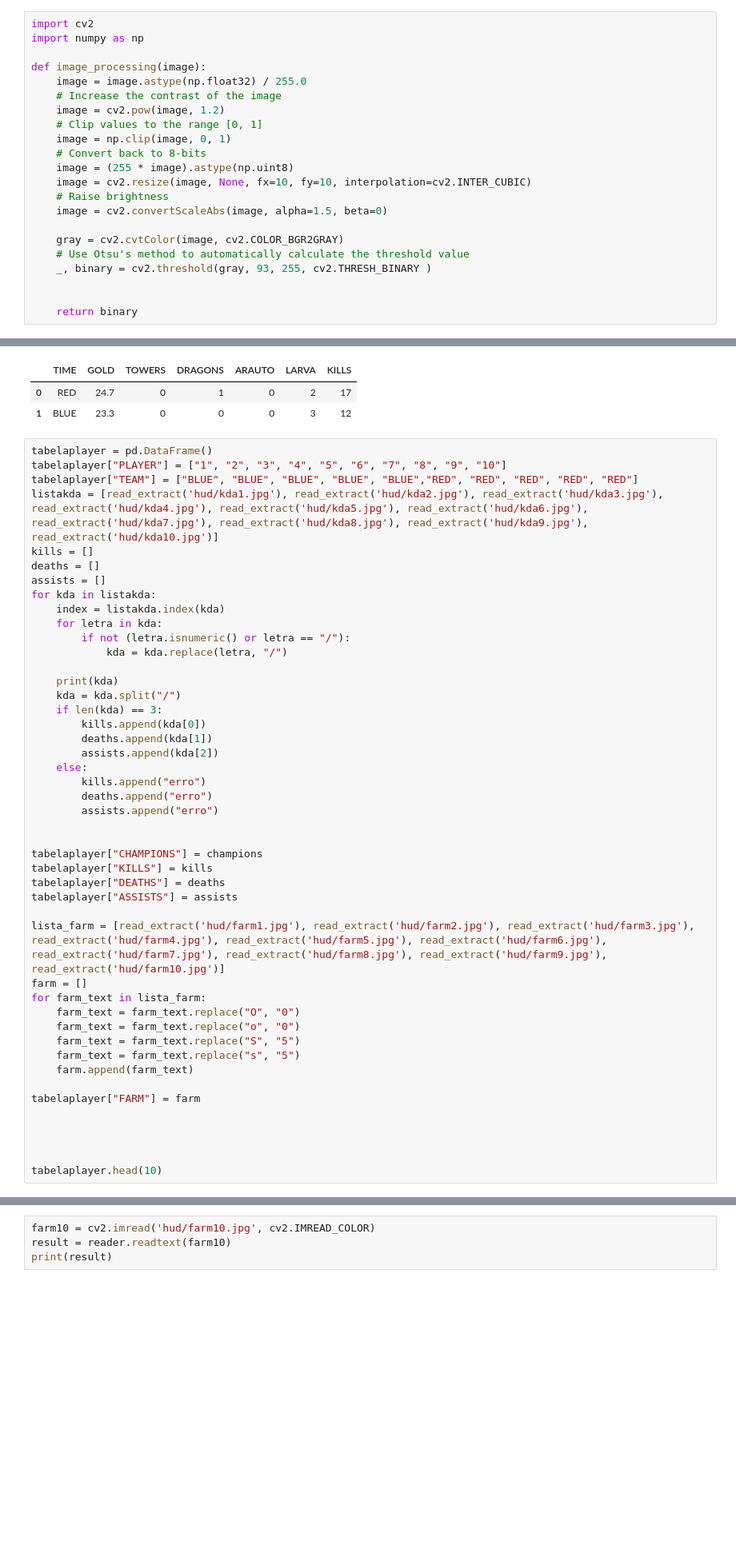
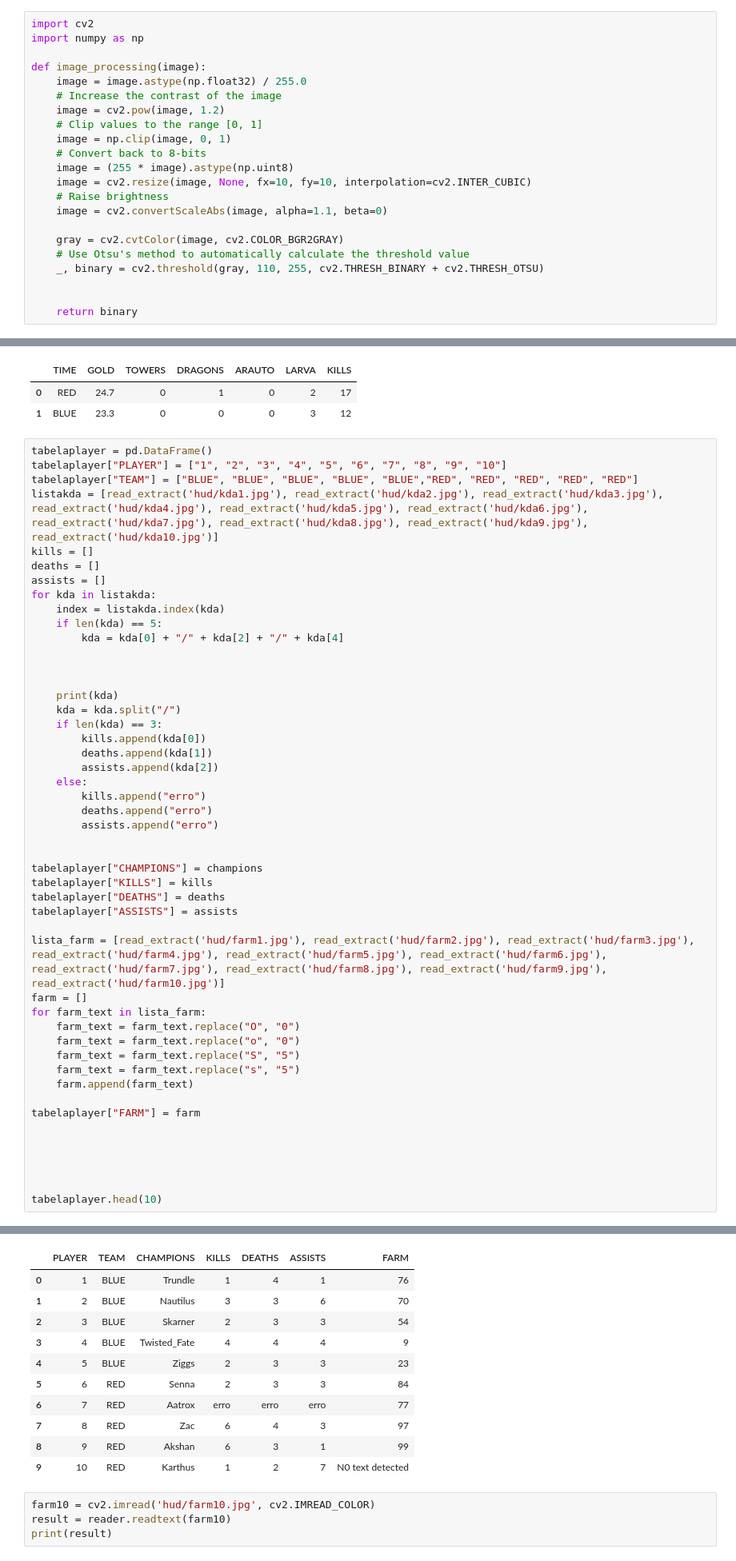
Before and after one commit to leofmandrade/CompVision, a Jupyter notebook: projeto.ipynb, the cells around one changed output, grey strips where cells are left out. Shown at 80% size. Saved outputs shown, nothing was run; the diff lists cells and outputs as text; blank space fills up the shorter version.

```diff
--- a/projeto.ipynb
+++ b/projeto.ipynb
@@ -428,11 +428,11 @@ def image_processing(image):
     image = (255 * image).astype(np.uint8)
     image = cv2.resize(image, None, fx=10, fy=10, interpolation=cv2.INTER_CUBIC)
     # Raise brightness
-    image = cv2.convertScaleAbs(image, alpha=1.5, beta=0)
+    image = cv2.convertScaleAbs(image, alpha=1.1, beta=0)
 
     gray = cv2.cvtColor(image, cv2.COLOR_BGR2GRAY)
     # Use Otsu's method to automatically calculate the threshold value
-    _, binary = cv2.threshold(gray, 93, 255, cv2.THRESH_BINARY )
+    _, binary = cv2.threshold(gray, 110, 255, cv2.THRESH_BINARY + cv2.THRESH_OTSU)
 
 
     return binary
@@ -692,9 +680,10 @@ deaths = []
 assists = []
 for kda in listakda:
     index = listakda.index(kda)
-    for letra in kda:
-        if not (letra.isnumeric() or letra == "/"):
-            kda = kda.replace(letra, "/")
+    if len(kda) == 5:
+        kda = kda[0] + "/" + kda[2] + "/" + kda[4]
+
+
 
     print(kda)
     kda = kda.split("/")
@@ -727,6 +716,7 @@ tabelaplayer["FARM"] = farm
 
 
 
+
 tabelaplayer.head(10)
 # %% [output]
 1/4/1
@@ -750,3 +732,14 @@ IndexError: list index out of range
+|  | PLAYER | TEAM | CHAMPIONS | KILLS | DEATHS | ASSISTS | FARM |
+| 0 | 1 | BLUE | Trundle | 1 | 4 | 1 | 76 |
+| 1 | 2 | BLUE | Nautilus | 3 | 3 | 6 | 70 |
+| 2 | 3 | BLUE | Skarner | 2 | 3 | 3 | 54 |
+| 3 | 4 | BLUE | Twisted_Fate | 4 | 4 | 4 | 9 |
+| 4 | 5 | BLUE | Ziggs | 2 | 3 | 3 | 23 |
+| 5 | 6 | RED | Senna | 2 | 3 | 3 | 84 |
+| 6 | 7 | RED | Aatrox | erro | erro | erro | 77 |
+| 7 | 8 | RED | Zac | 6 | 4 | 3 | 97 |
+| 8 | 9 | RED | Akshan | 6 | 3 | 1 | 99 |
+| 9 | 10 | RED | Karthus | 1 | 2 | 7 | N0 text detected |
 # %%
 farm10 = cv2.imread('hud/farm10.jpg', cv2.IMREAD_COLOR)
 result = reader.readtext(farm10)
```
Also changed, not shown: parts of 2 cells of this notebook, 32 other files.
